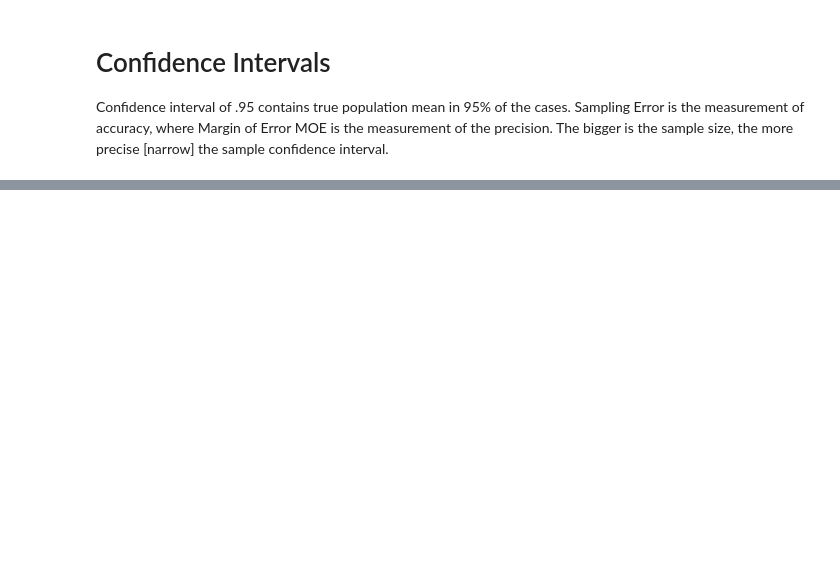
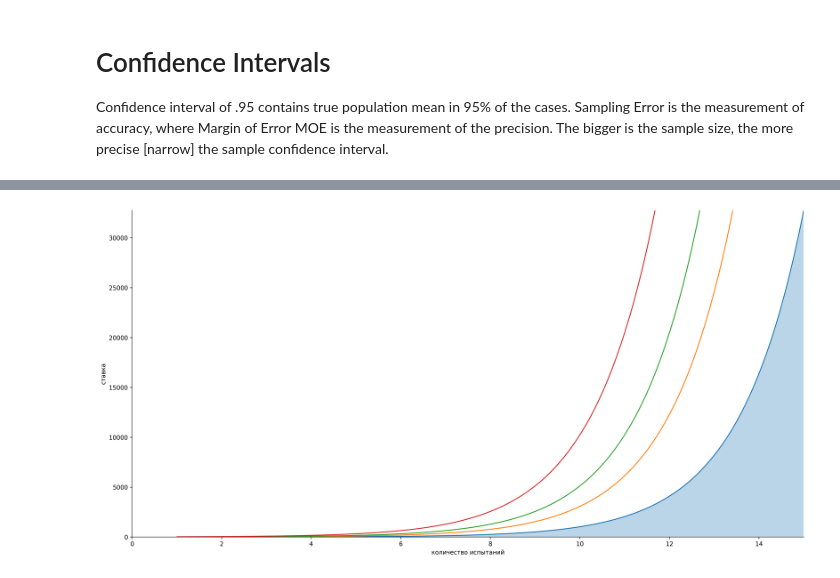
Before and after one commit to KilovoIt/Jupyter-Notebooks, a Jupyter notebook: Cheatsheet.ipynb, the cells around one changed output, grey strips where cells are left out. Saved outputs shown, nothing was run; the diff lists cells and outputs as text; code cells hidden in the pictures; blank space fills up the shorter version.

```diff
--- a/Cheatsheet.ipynb
+++ b/Cheatsheet.ipynb
@@ -507,5 +664,5 @@ display(b1)
 # %%
-xx = np.linspace(1, 100, 100)
+xx = np.linspace(1, 100, 1000)
 yy = []
 for i in xx:
     yy.append(2**i)
@@ -533,3 +690,4 @@ ax4.spines['right'].set_visible(False)
 ax4.fill_between(xx, yy, alpha = 0.3)
 
 plt.show()
+# %% [output]
@@ -535,0 +695 @@ plt.show()
+[figure, added]
```
Also changed, not shown: parts of 19 cells of this notebook.
